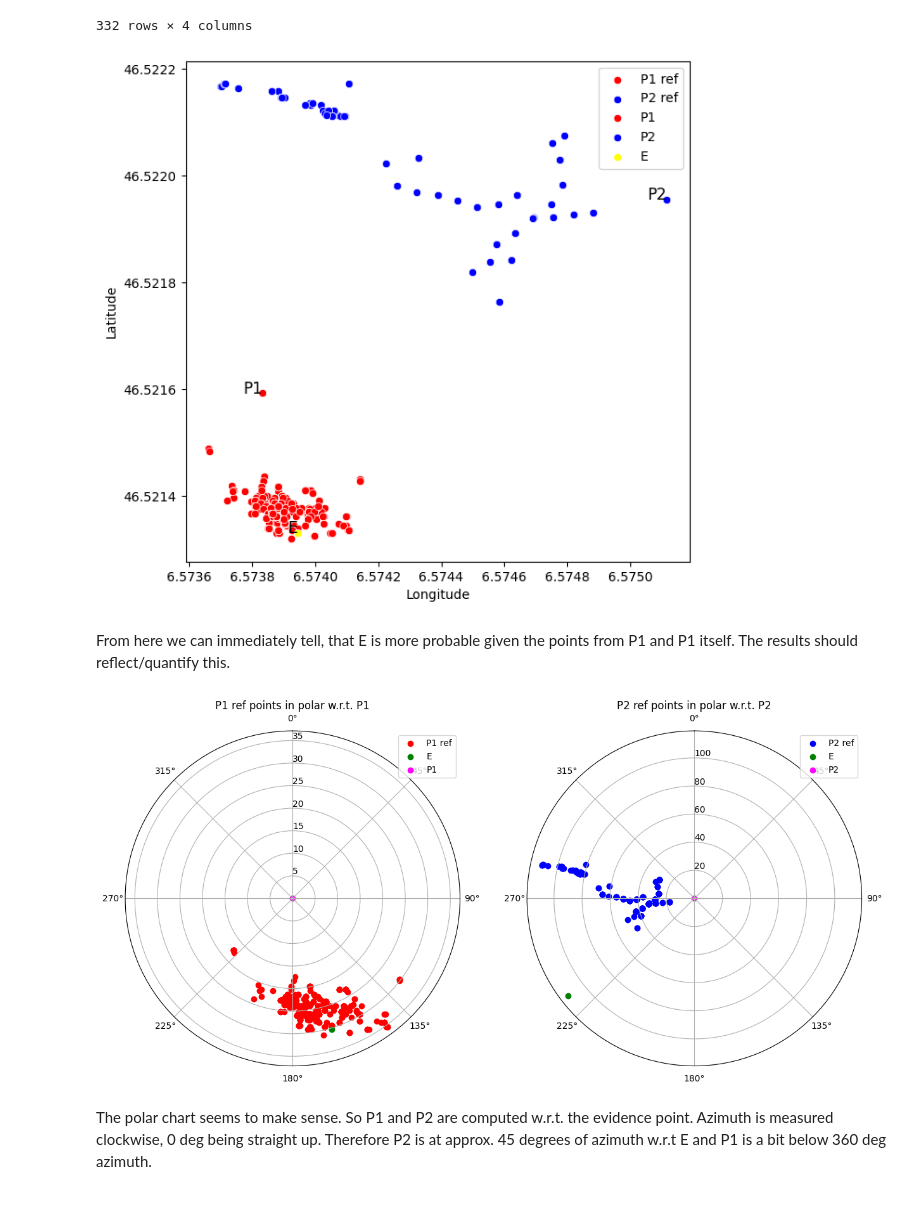
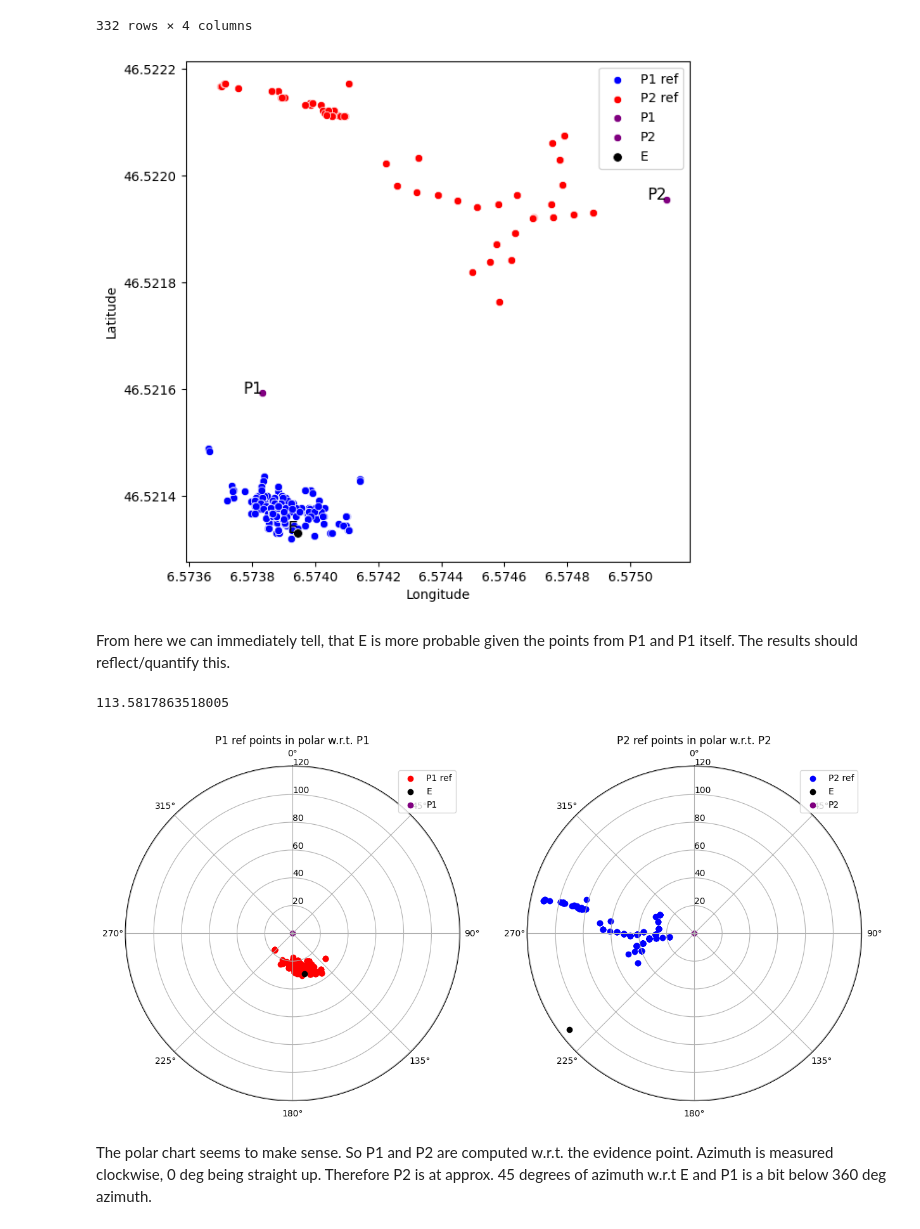
Before and after one commit to KlemenVovk/gps_evaluation, a Jupyter notebook: main.ipynb, the cells around one changed output. Saved outputs shown, nothing was run; the diff lists cells and outputs as text; code cells hidden in the pictures.

```diff
--- a/main.ipynb
+++ b/main.ipynb
@@ -83,21 +85,21 @@ df_p2.to_csv("p2.csv", index=False)
 # %%
 # TODO: modify this so it is using a projection (e.g. Mercator) for longitude and latitude to the x and y axis.
 # Currently, the points are close enough to each other so it's not a big deal, but it's not correct.
 fig, ax = plt.subplots(figsize=(7,7))
-sns.scatterplot(data=df_p1, x="lng", y="lat", ax=ax, label="P1 ref", color="red")
-sns.scatterplot(data=df_p2, x="lng", y="lat", ax=ax, label="P2 ref", color="blue")
-sns.scatterplot(x=[P1[1]], y=[P1[0]], ax=ax, label="P1", color="red")
-sns.scatterplot(x=[P2[1]], y=[P2[0]], ax=ax, label="P2", color="blue")
-sns.scatterplot(x=[E[1]], y=[E[0]], ax=ax, label="E", color="yellow")
+sns.scatterplot(data=df_p1, x="lng", y="lat", ax=ax, label="P1 ref", color="blue")
+sns.scatterplot(data=df_p2, x="lng", y="lat", ax=ax, label="P2 ref", color="red")
+sns.scatterplot(x=[P1[1]], y=[P1[0]], ax=ax, label="P1", color="purple")
+sns.scatterplot(x=[P2[1]], y=[P2[0]], ax=ax, label="P2", color="purple")
+sns.scatterplot(x=[E[1]], y=[E[0]], ax=ax, label="E", color="black",s=50)
 ax.text(P1[1], P1[0], "P1", fontsize=12, ha='right')
 ax.text(P2[1], P2[0], "P2", fontsize=12, ha='right')
 ax.text(E[1], E[0], "E", fontsize=12, ha='right')
 ax.set_xlabel("Longitude")
 ax.set_ylabel("Latitude")
 ax.get_xaxis().get_major_formatter().set_useOffset(False)
 ax.get_yaxis().get_major_formatter().set_useOffset(False)
 # %% [output]
-[figure, old version]
+[figure, new version]
 # %% [markdown]
 From here we can immediately tell, that E is more probable given the points from P1 and P1 itself. The results should reflect/quantify this.
 # %%
@@ -107,20 +109,27 @@ for ax1 in ax.flatten():
     ax1.set_theta_direction(-1)
     ax1.set_rlabel_position(0)
 
+max_dist = max(max(df_p1["dist"]), max(df_p2["dist"]),E_dist_angle_wrt_P1[0],E_dist_angle_wrt_P2[0])
+print(max_dist)
+max_dist+=7
+
 ax[0].scatter(df_p1["angle"], df_p1["dist"], label="P1 ref", color="red")
 ax[0].set_title("P1 ref points in polar w.r.t. P1")
-ax[0].scatter(E_dist_angle_wrt_P1[1], E_dist_angle_wrt_P1[0], label="E", color="green")
-ax[0].scatter(0, 0, label="P1", color="magenta")
+ax[0].scatter(E_dist_angle_wrt_P1[1], E_dist_angle_wrt_P1[0], label="E", color="black")
+ax[0].scatter(0, 0, label="P1", color="purple")
+ax[0].set_rmax(max_dist)
 ax[0].legend()
 
 ax[1].scatter(df_p2["angle"], df_p2["dist"], label="P2 ref", color="blue")
 ax[1].set_title("P2 ref points in polar w.r.t. P2")
-ax[1].scatter(E_dist_angle_wrt_P2[1], E_dist_angle_wrt_P2[0], label="E", color="green")
-ax[1].scatter(0, 0, label="P2", color="magenta")
+ax[1].scatter(E_dist_angle_wrt_P2[1], E_dist_angle_wrt_P2[0], label="E", color="black")
+ax[1].scatter(0, 0, label="P2", color="purple")
+ax[1].set_rmax(max_dist)
 ax[1].legend()
 plt.show()
 # %% [output]
+113.5817863518005
-[figure, old version]
+[figure, new version]
 # %% [markdown]
 The polar chart seems to make sense. So P1 and P2 are computed w.r.t. the evidence point. Azimuth is measured clockwise, 0 deg being straight up. Therefore P2 is at approx. 45 degrees of azimuth w.r.t E and P1 is a bit below 360 deg azimuth.
 # %% [markdown]
```
Also changed, not shown: parts of 6 cells of this notebook, 3 other files.
